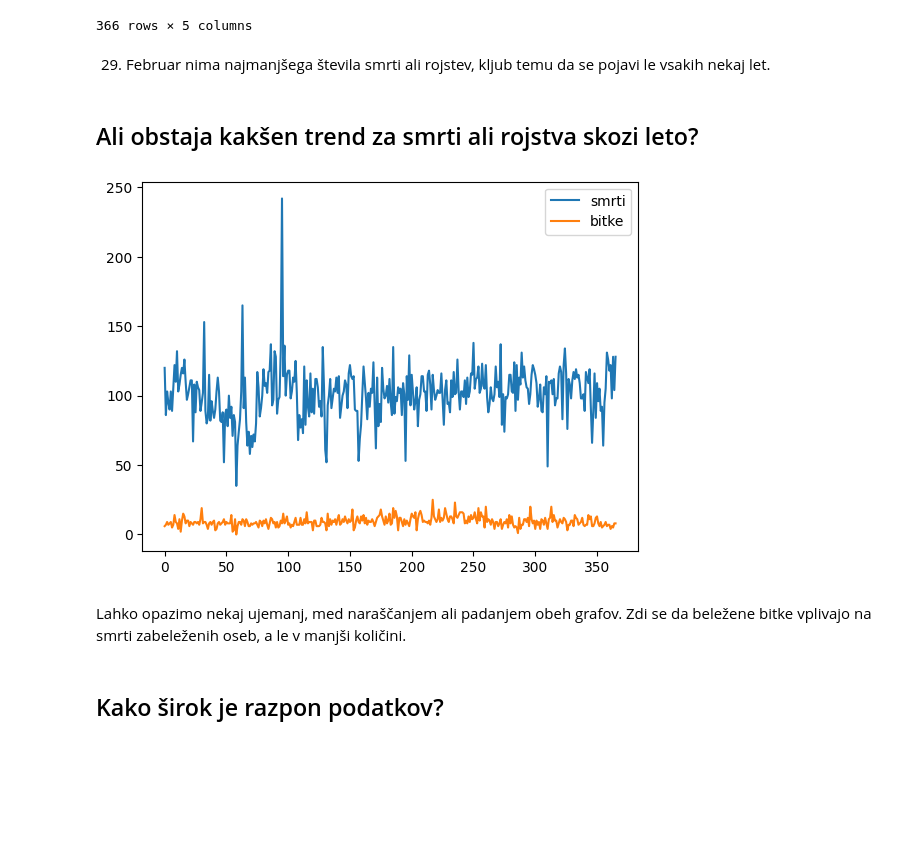
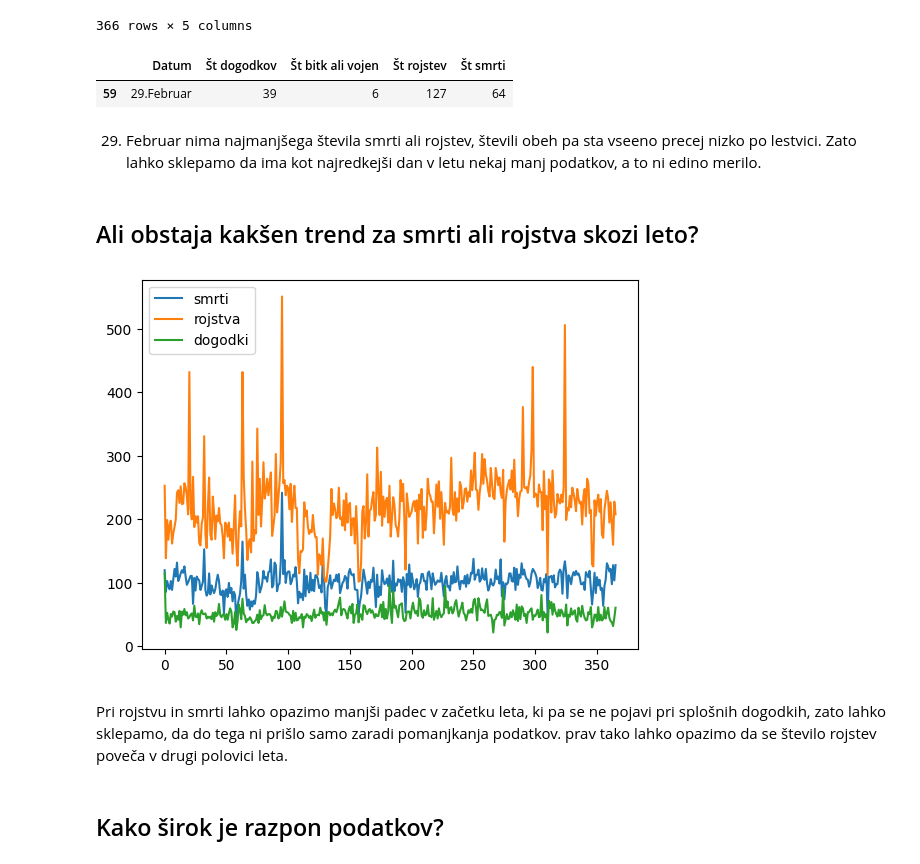
Before and after one commit to zivaheg/projektnaUVP, a Jupyter notebook: analiza.ipynb, the cells around one changed output. Drawn from its saved outputs; the diff is of its cells as text; code cells hidden in the pictures; blank space fills up the shorter version.

```diff
--- a/analiza.ipynb
+++ b/analiza.ipynb
@@ -87,20 +87,26 @@ ST_PODATKOV.sort_values(by ="Št rojstev", ascending=True)
 | 324 | 20.November | 48 | 11 | 506 | 134 |
 | 95 | 5.April | 47 | 8 | 551 | 242 |
 366 rows × 5 columns
-# %% [markdown]
-29. Februar nima najmanjšega števila smrti ali rojstev, kljub temu da se pojavi le vsakih nekaj let.
+# %%
+filter = ST_PODATKOV["Datum"] == "29.Februar"
+ST_PODATKOV[filter]
+# %% [output]
+|  | Datum | Št dogodkov | Št bitk ali vojen | Št rojstev | Št smrti |
+| 59 | 29.Februar | 39 | 6 | 127 | 64 |
+# %% [markdown]
+29. Februar nima najmanjšega števila smrti ali rojstev, števili obeh pa sta vseeno precej nizko po lestvici. Zato lahko sklepamo da ima kot najredkejši dan v letu nekaj manj podatkov, a to ni edino merilo.
 # %% [markdown]
 ## Ali obstaja kakšen trend za smrti ali rojstva skozi leto?
 # %%
 zbrani_podatki = pd.DataFrame({
    'smrti': ST_PODATKOV["Št smrti"],
-   'bitke': ST_PODATKOV["Št bitk ali vojen"],
-   }) #index=ST_PODATKOV["Datum"])
+   'rojstva': ST_PODATKOV["Št rojstev"],
+   'dogodki': ST_PODATKOV["Št dogodkov"],
+   })
 lines = zbrani_podatki.plot.line()
 # %% [output]
-[figure, old version]
+[figure, new version]
-# %% [markdown]
-Lahko opazimo nekaj ujemanj, med naraščanjem ali padanjem obeh grafov.
-Zdi se da beležene bitke vplivajo na smrti zabeleženih oseb, a le v manjši količini.
+# %% [markdown]
+Pri rojstvu in smrti lahko opazimo manjši padec v začetku leta, ki pa se ne pojavi pri splošnih dogodkih, zato lahko sklepamo, da do tega ni prišlo samo zaradi pomanjkanja podatkov. prav tako lahko opazimo da se število rojstev poveča v drugi polovici leta.
 # %% [markdown]
 ## Kako širok je razpon podatkov?
```
Also changed, not shown: parts of 34 cells of this notebook, 4 other files.
